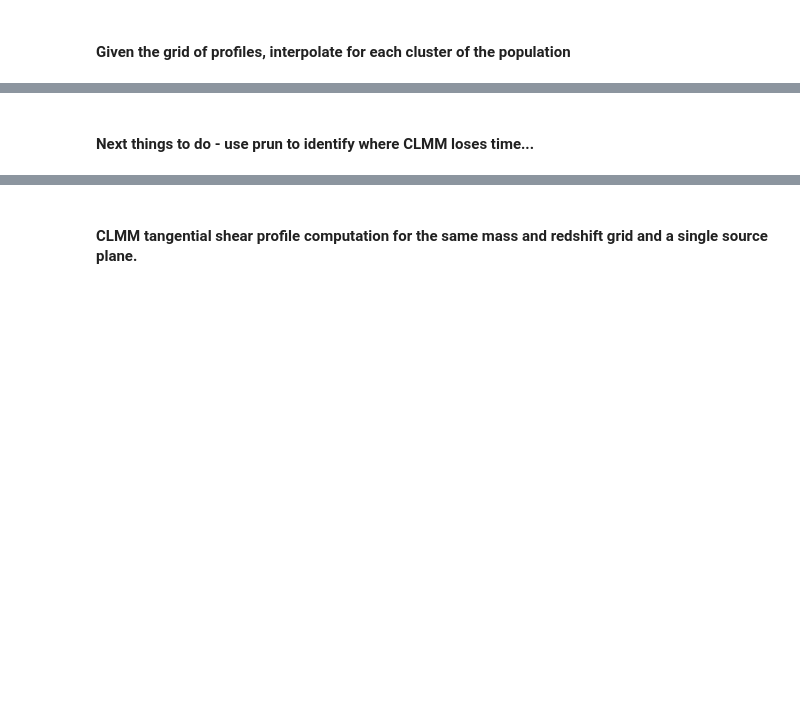
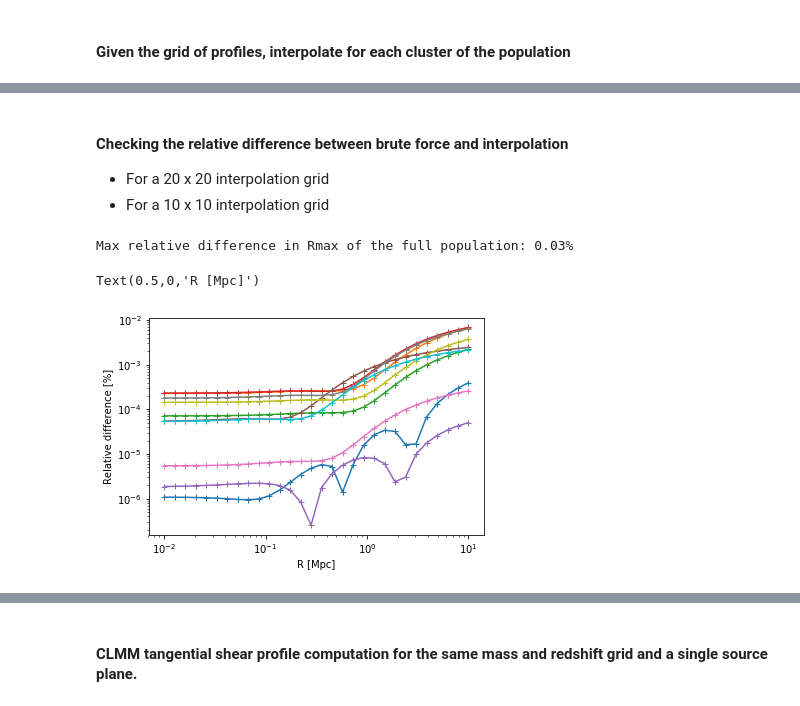
Before and after one commit to LSSTDESC/CLxTJP, a Jupyter notebook: examples/CT_CLMM_time_estimate.ipynb, the cells around one changed output, grey strips where cells are left out. Drawn from its saved outputs; the diff is of its cells as text; code cells hidden in the pictures; blank space fills up the shorter version.

Commit message:
Faster interpolation scheme

```diff
--- a/examples/CT_CLMM_time_estimate.ipynb
+++ b/examples/CT_CLMM_time_estimate.ipynb
@@ -112,10 +110,10 @@ plt.loglog(R_perp, res_clmm_DeltaSigma[1][2], marker = '.')
 # %%
 from scipy import interpolate
 
-def interpolation_CLMM():
+def interpolation_CLMM(grid):
     interp_func={}
     for i,R in enumerate(R_perp): # Need one interpolation func at each point of the profile
-        interp_func[R] = interpolate.interp2d(np.log10(cl_masses), cl_redshifts, res_clmm_DeltaSigma[:,:,i], kind='cubic')
+        interp_func[R] = interpolate.RectBivariateSpline(np.log10(cl_masses), cl_redshifts, grid[:,:,i])
 
     res = np.zeros([N_cl,len(R_perp)])
     for i,(mass,z) in enumerate(zip(pop_cl_mass,pop_cl_z)):
@@ -123,10 +121,10 @@ def interpolation_CLMM():
 
     return res
 
-def interpolation_CT():
+def interpolation_CT(grid):
     interp_func={}
     for i,R in enumerate(R_perp):
-        interp_func[R] = interpolate.interp2d(np.log10(cl_masses), cl_redshifts, res_ct_DeltaSigma[:,:,i], kind='cubic')
+        interp_func[R] = interpolate.RectBivariateSpline(np.log10(cl_masses), cl_redshifts, grid[:,:,i])
 
     res = np.zeros([N_cl,len(R_perp)])
     for i,(mass,z) in enumerate(zip(pop_cl_mass,pop_cl_z)):
@@ -159,2 +142,26 @@ plt.loglog(R_perp,res_interp[0])
-# %% [markdown]
-#### Next things to do - use prun to identify where CLMM loses time...
+# %% [markdown]
+#### Checking the relative difference between brute force and interpolation
+- For a 20 x 20 interpolation grid
+- For a 10 x 10 interpolation grid
+# %%
+# Make the 20 x 20 grid
+cl_masses = np.logspace(13.,16.,20)
+cl_redshifts = np.linspace(0.1,1.2,20)
+grid_clmm = grid_clmm_DeltaSigma(cl_masses, cl_redshifts, R_perp)
+
+# Compute the DeltaSigma profile for the entire population
+res_bruteforce_clmm = brute_force_CLMM()
+res_interp_clmm = interpolation_CLMM(grid_clmm)
+# %%
+# Compare the profile for the 10 random clusters for the population
+mask = random.sample(range(0,N_cl), 10)
+rel_diff_clmm = (np.abs(res_bruteforce_clmm - res_interp_clmm))*100/res_bruteforce_clmm
+print(f"Max relative difference in Rmax of the full population: {np.max(rel_diff_clmm[:,-1]):.2f}%")
+for res in rel_diff_clmm[mask]:
+    plt.loglog(R_perp,res, marker='+')
+plt.ylabel("Relative difference [%]")
+plt.xlabel("R [Mpc]")
+# %% [output]
+Max relative difference in Rmax of the full population: 0.03%
+Text(0.5,0,'R [Mpc]')
+[figure, added]
```
Also changed, not shown: parts of 17 cells of this notebook.
